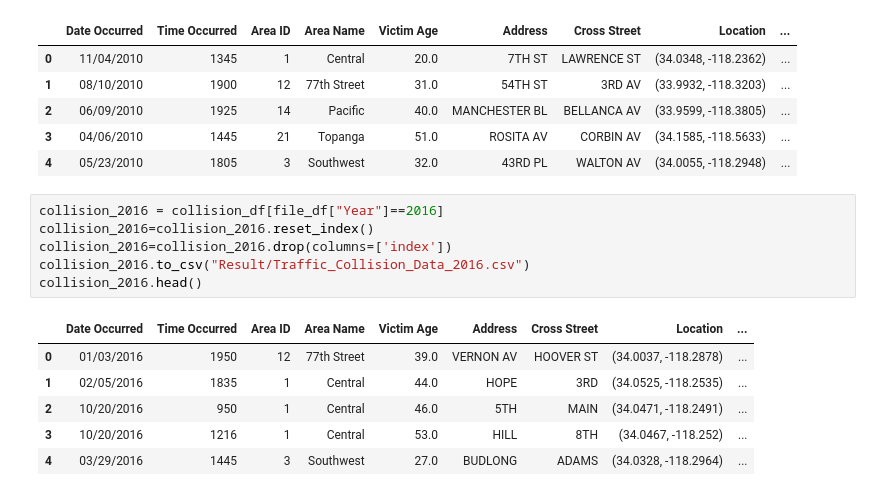
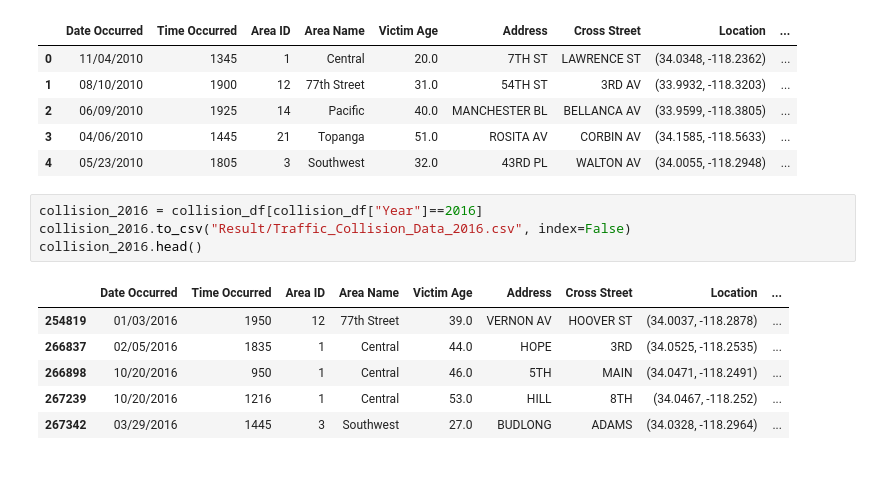
Before and after one commit to wenhaod1987/Project-One, a Jupyter notebook: dataclean_daniel.ipynb, the cells around one changed output. Saved outputs shown, nothing was run; the diff lists cells and outputs as text.

```diff
--- a/dataclean_daniel.ipynb
+++ b/dataclean_daniel.ipynb
@@ -57,15 +57,13 @@ See the caveats in the documentation: http://pandas.pydata.org/pandas-docs/stabl
 | 3 | 04/06/2010 | 1445 | 21 | Topanga | 51.0 | ROSITA AV | CORBIN AV | (34.1585, -118.5633) | ... |
 | 4 | 05/23/2010 | 1805 | 3 | Southwest | 32.0 | 43RD PL | WALTON AV | (34.0055, -118.2948) | ... |
 # %%
-collision_2016 = collision_df[file_df["Year"]==2016]
-collision_2016=collision_2016.reset_index()
-collision_2016=collision_2016.drop(columns=['index'])
-collision_2016.to_csv("Result/Traffic_Collision_Data_2016.csv")
+collision_2016 = collision_df[collision_df["Year"]==2016]
+collision_2016.to_csv("Result/Traffic_Collision_Data_2016.csv", index=False)
 collision_2016.head()
 # %% [output]
 |  | Date Occurred | Time Occurred | Area ID | Area Name | Victim Age | Address | Cross Street | Location | ... |
-| 0 | 01/03/2016 | 1950 | 12 | 77th Street | 39.0 | VERNON AV | HOOVER ST | (34.0037, -118.2878) | ... |
-| 1 | 02/05/2016 | 1835 | 1 | Central | 44.0 | HOPE | 3RD | (34.0525, -118.2535) | ... |
-| 2 | 10/20/2016 | 950 | 1 | Central | 46.0 | 5TH | MAIN | (34.0471, -118.2491) | ... |
-| 3 | 10/20/2016 | 1216 | 1 | Central | 53.0 | HILL | 8TH | (34.0467, -118.252) | ... |
-| 4 | 03/29/2016 | 1445 | 3 | Southwest | 27.0 | BUDLONG | ADAMS | (34.0328, -118.2964) | ... |
+| 254819 | 01/03/2016 | 1950 | 12 | 77th Street | 39.0 | VERNON AV | HOOVER ST | (34.0037, -118.2878) | ... |
+| 266837 | 02/05/2016 | 1835 | 1 | Central | 44.0 | HOPE | 3RD | (34.0525, -118.2535) | ... |
+| 266898 | 10/20/2016 | 950 | 1 | Central | 46.0 | 5TH | MAIN | (34.0471, -118.2491) | ... |
+| 267239 | 10/20/2016 | 1216 | 1 | Central | 53.0 | HILL | 8TH | (34.0467, -118.252) | ... |
+| 267342 | 03/29/2016 | 1445 | 3 | Southwest | 27.0 | BUDLONG | ADAMS | (34.0328, -118.2964) | ... |
```
Also changed, not shown: 2 other files.
